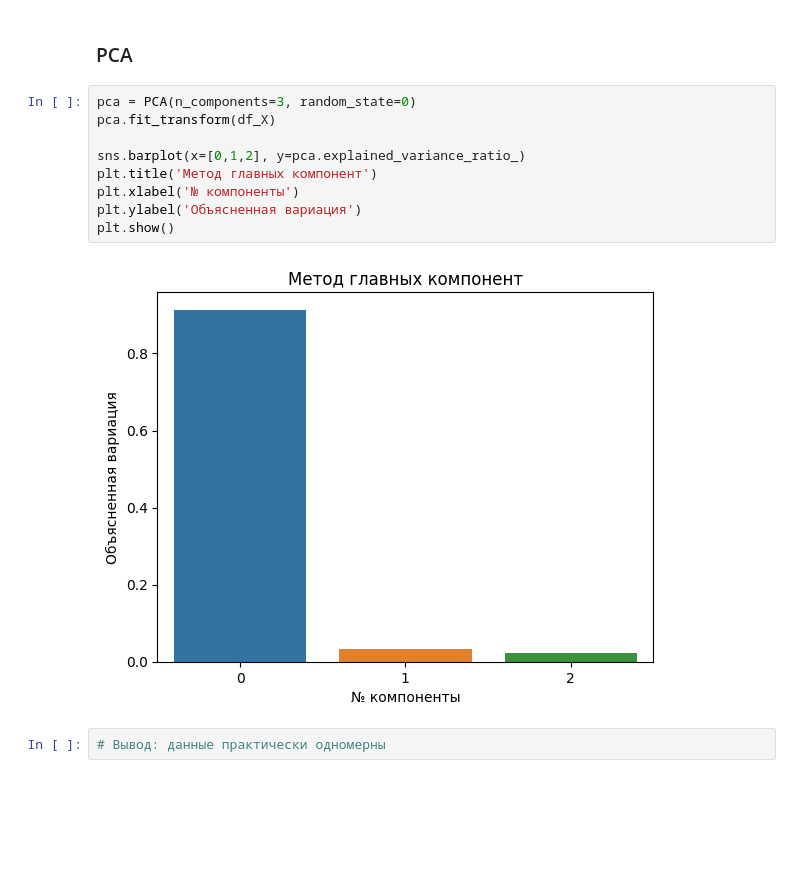
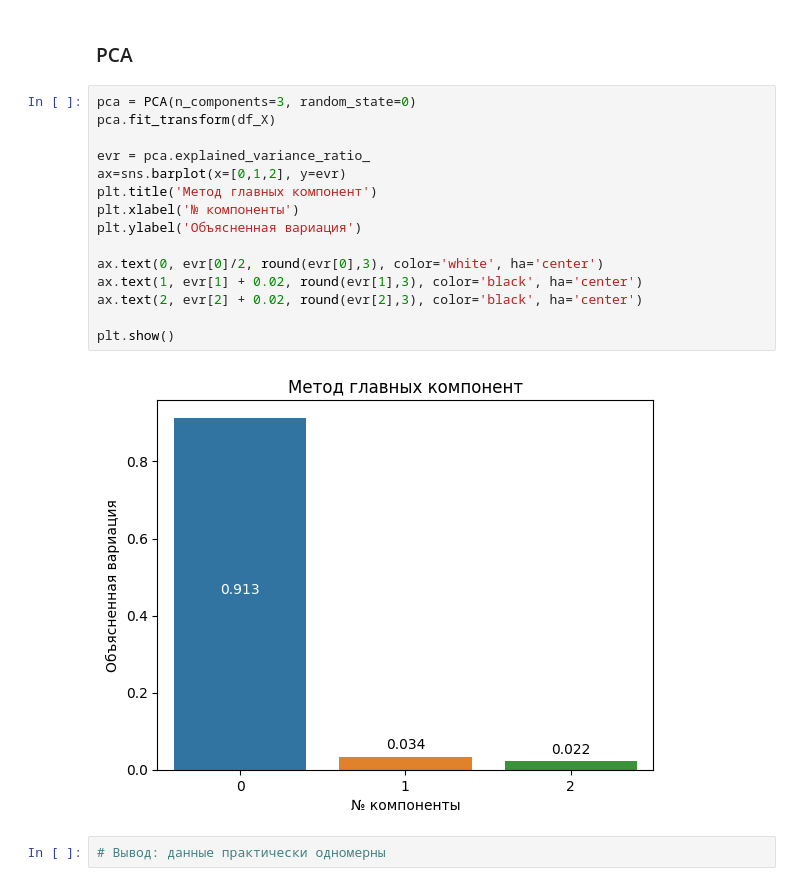
Before and after one commit to petr-larin/BMSTU-Graduate-Qualifying-Project, a Jupyter notebook: model-jupyter/Battery_RUL.ipynb, the cells around one changed output. Drawn from its saved outputs; the diff is of its cells as text; blank space fills up the shorter version.

```diff
--- a/model-jupyter/Battery_RUL.ipynb
+++ b/model-jupyter/Battery_RUL.ipynb
@@ -289,14 +291,20 @@ df_y = pd.DataFrame( mms_y.fit_transform(dfc[['RUL']]), columns=['RUL'] )
 # %%
 pca = PCA(n_components=3, random_state=0)
 pca.fit_transform(df_X)
 
-sns.barplot(x=[0,1,2], y=pca.explained_variance_ratio_)
+evr = pca.explained_variance_ratio_
+ax=sns.barplot(x=[0,1,2], y=evr)
 plt.title('Метод главных компонент')
 plt.xlabel('№ компоненты')
 plt.ylabel('Объясненная вариация')
+
+ax.text(0, evr[0]/2, round(evr[0],3), color='white', ha='center')
+ax.text(1, evr[1] + 0.02, round(evr[1],3), color='black', ha='center')
+ax.text(2, evr[2] + 0.02, round(evr[2],3), color='black', ha='center')
+
 plt.show()
 # %% [output]
-[figure, old version]
+[figure, new version]
 # %%
 # Вывод: данные практически одномерны
 # %%
```
Also changed, not shown: parts of 17 cells of this notebook.
